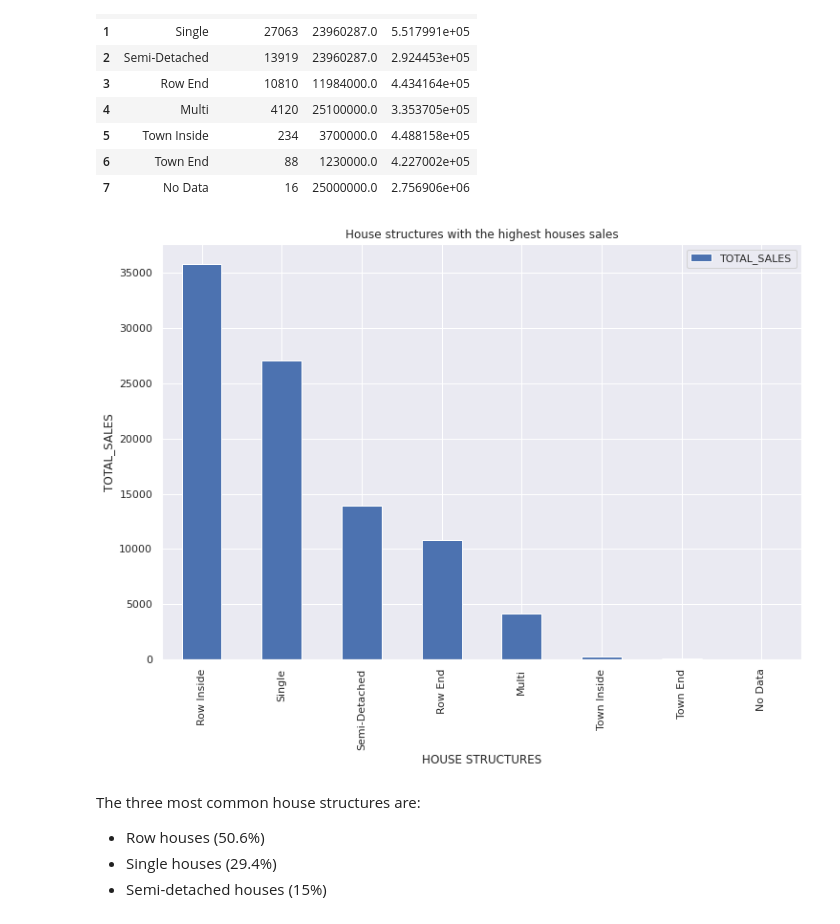
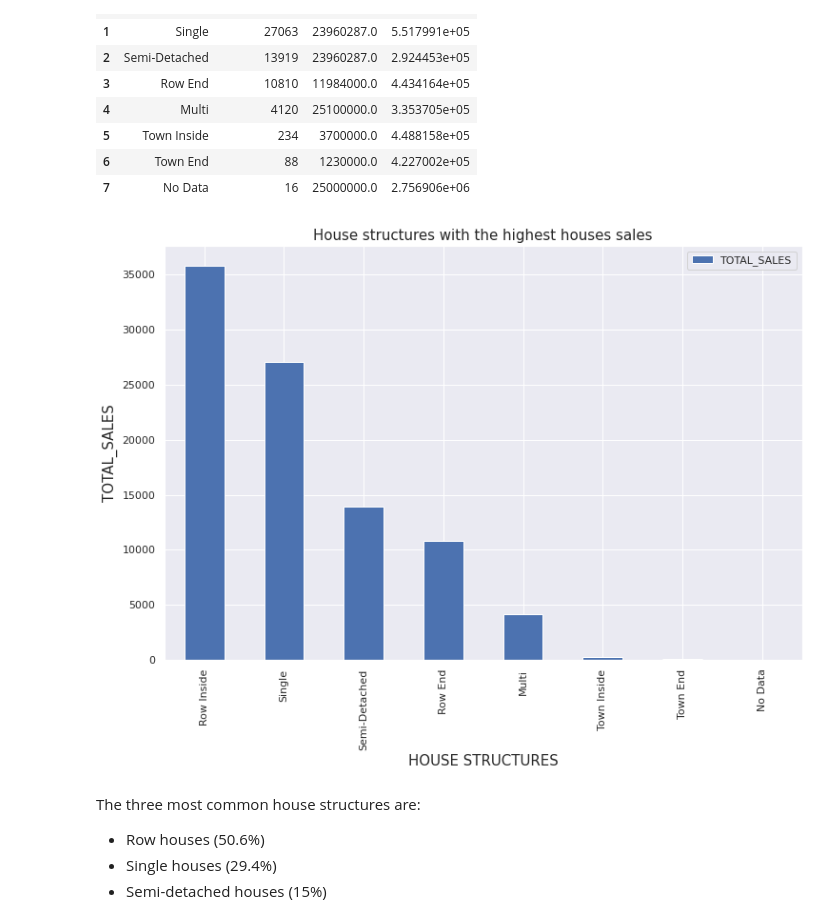
Before and after one commit to DATA-606-SPRING-2022/Tchuissi_DATA606, a Jupyter notebook: ipynb/Final606.ipynb, the cells around one changed output. Drawn from its saved outputs; the diff is of its cells as text; code cells hidden in the pictures.

```diff
--- a/ipynb/Final606.ipynb
+++ b/ipynb/Final606.ipynb
@@ -179,20 +181,21 @@ df31
 # %%
 # Visualize the dataset
 
 ax = df31.plot.bar(
     x="STRUCT_D",
     y="TOTAL_SALES",
-    title= "House structures with the highest houses sales",
+    #title= "House structures with the highest houses sales",
     legend=True,
     figsize=(12,8),
 
 )
-ax.set_xlabel("HOUSE STRUCTURES", fontsize=12)
-ax.set_ylabel("TOTAL_SALES", fontsize=12)
+ax.set_title("House structures with the highest houses sales", fontsize=15)
+ax.set_xlabel("HOUSE STRUCTURES", fontsize=15)
+ax.set_ylabel("TOTAL_SALES", fontsize=15)
 
 plt.show()
 # %% [output]
-[figure, old version]
+[figure, new version]
 # %% [markdown]
 The three most common house structures are:
 - Row houses (50.6%)
```
Also changed, not shown: parts of 15 cells of this notebook.
